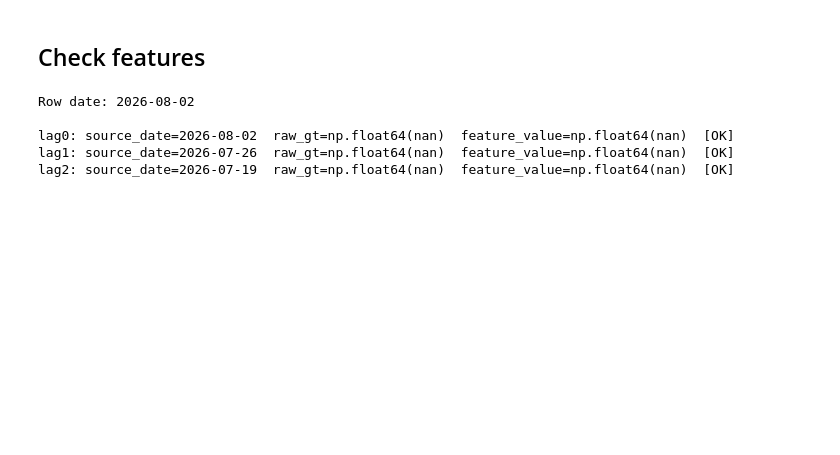
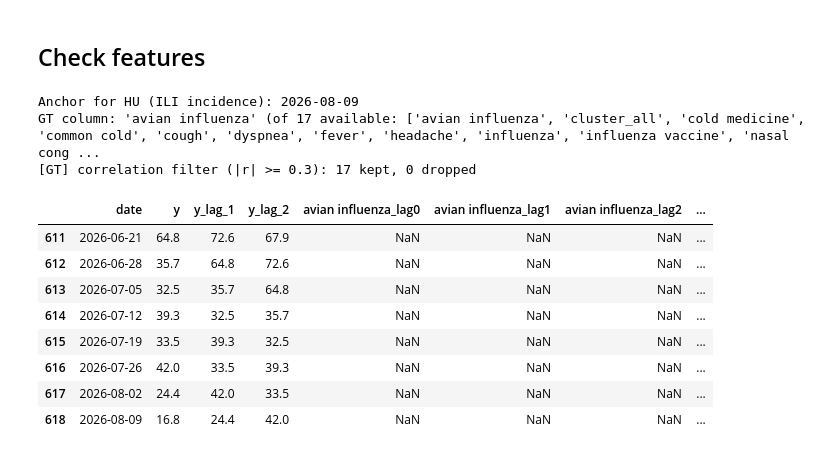
Before and after one commit to SahputraS/MIGHTE-respicast-jointGBM, a Jupyter notebook: Forecast_Prospective.ipynb, the cells around one changed output. Cells and saved outputs as stored; diff of their text form; code cells hidden in the pictures; blank space fills up the shorter version.

```diff
--- a/Forecast_Prospective.ipynb
+++ b/Forecast_Prospective.ipynb
@@ -324,54 +363,83 @@ plt.show()
 # %%
 from model_joint_twostage_eu import _load_target_panel, build_features
 
-CHECK_LOCATION = "BE"
+CHECK_LOCATION = "HU"
 GT_COL_TO_CHECK = None
 
 target_col_check = fp.parse_targets("ILI")[0]
 other_col_check = fp.parse_targets("ARI")[0]
 
 
 target_df_all = _load_target_panel(DATA_FILE, target_col_check, [CHECK_LOCATION])
 anchor = pd.to_datetime(target_df_all[target_df_all["y"].notna()]["date"].max())
 print(f"Anchor for {CHECK_LOCATION} ({target_col_check}): {anchor.date()}")
 
 target_df = _load_target_panel(DATA_FILE, target_col_check, [CHECK_LOCATION], cutoff_date=anchor, calendar_end_date=anchor)
 other_df = _load_target_panel(DATA_FILE, other_col_check, [CHECK_LOCATION], cutoff_date=anchor, calendar_end_date=anchor)
 
 gt_df = pd.read_csv(GOOGLE_TRENDS_FILE, parse_dates=["date"])
 gt_cols = [c for c in gt_df.columns if c not in ("location", "date")]
 if GT_COL_TO_CHECK is None:
     GT_COL_TO_CHECK = gt_cols[0]
 print(f"GT column: {GT_COL_TO_CHECK!r} (of {len(gt_cols)} available: {gt_cols})")
 
 feat = build_features(
     target_df, other_df,
     own_lags=[1, 2], donor_lags=[1],
     same_target_donors={}, other_target_donors={},
     donor_top_k=0, other_top_k=0,
-    gt_df=gt_df, include_gt_lead=INCLUDE_GT_LEAD,
+    gt_df=gt_df, include_gt_lead=INCLUDE_GT_LEAD, gt_min_corr=GT_MIN_CORR,
 )
 
 lag_cols = [f"{GT_COL_TO_CHECK}_lag{k}" for k in (0, 1, 2)]
 if INCLUDE_GT_LEAD:
     lag_cols.append(f"{GT_COL_TO_CHECK}_lag-1")
 feat[["date", "y", "y_lag_1", "y_lag_2"] + lag_cols].tail(8)
+# %% [output]
+Anchor for HU (ILI incidence): 2026-08-09
+GT column: 'avian influenza' (of 17 available: ['avian influenza', 'cluster_all', 'cold medicine', 'common cold', 'cough', 'dyspnea', 'fever', 'headache', 'influenza', 'influenza vaccine', 'nasal cong ...
+[GT] correlation filter (|r| >= 0.3): 17 kept, 0 dropped
+|  | date | y | y_lag_1 | y_lag_2 | avian influenza_lag0 | avian influenza_lag1 | avian influenza_lag2 | ... |
+| 611 | 2026-06-21 | 64.8 | 72.6 | 67.9 | NaN | NaN | NaN | ... |
+| 612 | 2026-06-28 | 35.7 | 64.8 | 72.6 | NaN | NaN | NaN | ... |
+| 613 | 2026-07-05 | 32.5 | 35.7 | 64.8 | NaN | NaN | NaN | ... |
+| 614 | 2026-07-12 | 39.3 | 32.5 | 35.7 | NaN | NaN | NaN | ... |
+| 615 | 2026-07-19 | 33.5 | 39.3 | 32.5 | NaN | NaN | NaN | ... |
+| 616 | 2026-07-26 | 42.0 | 33.5 | 39.3 | NaN | NaN | NaN | ... |
+| 617 | 2026-08-02 | 24.4 | 42.0 | 33.5 | NaN | NaN | NaN | ... |
+| 618 | 2026-08-09 | 16.8 | 24.4 | 42.0 | NaN | NaN | NaN | ... |
 # %%
-# Check for GT lag
+# Check for GT lag (and lead)
 gt_loc = gt_df[gt_df["location"] == CHECK_LOCATION].set_index("date")[GT_COL_TO_CHECK]
 last_date = feat["date"].iloc[-1]
 last_row = feat[feat["date"] == last_date].iloc[0]
 
-print(f"Row date: {last_date.date()}\n")
-for k in (0, 1, 2):
-    src_date = last_date - pd.Timedelta(weeks=k)
+merged_corr = gt_df[gt_df["location"] == CHECK_LOCATION][["date", GT_COL_TO_CHECK]].merge(
+    target_df_all[["date", "y"]], on="date"
+)
+corr = merged_corr[GT_COL_TO_CHECK].corr(merged_corr["y"])
+passes_filter = abs(corr) >= GT_MIN_CORR if pd.notna(corr) else False
+
+print(f"Row date: {last_date.date()}")
+print(f"{CHECK_LOCATION} / {GT_COL_TO_CHECK!r} corr with target = {corr:.3f} "
+      f"({'passes' if passes_filter else 'FAILS -- gt_min_corr will NaN this pair out below'} "
+      f"gt_min_corr={GT_MIN_CORR})\n")
+
+# lag0/1/2 look BACKWARD from the row's own date; lag-1 (the nowcast lead) looks
+# FORWARD one week -- GT_df is never anchor-truncated, so it can genuinely hold a
+# real value there even though `feat` itself has no row for that future date.
+checks = [(k, last_date - pd.Timedelta(weeks=k), f"lag{k}") for k in (0, 1, 2)]
+if INCLUDE_GT_LEAD:
+    checks.append((-1, last_date + pd.Timedelta(weeks=1), "lag-1"))
+
+for _, src_date, col_suffix in checks:
     raw_val = gt_loc.get(src_date, float("nan"))
-    feat_val = last_row[f"{GT_COL_TO_CHECK}_lag{k}"]
-    match = "OK" if pd.isna(raw_val) == pd.isna(feat_val) and (pd.isna(raw_val) or raw_val == feat_val) else "MISMATCH"
-    print(f"lag{k}: source_date={src_date.date()}  raw_gt={raw_val!r}  feature_value={feat_val!r}  [{match}]")
+    feat_val = last_row[f"{GT_COL_TO_CHECK}_{col_suffix}"]
+    same = (pd.isna(raw_val) == pd.isna(feat_val)) and (pd.isna(raw_val) or raw_val == feat_val)
+    if same:
+        match = "OK"
+    elif not passes_filter:
+        match = "MISMATCH (expected -- correlation filter excludes this pair)"
+    else:
+        match = "MISMATCH"
+    print(f"{col_suffix}: source_date={src_date.date()}  raw_gt={raw_val!r}  feature_value={feat_val!r}  [{match}]")
-# %% [output]
-Row date: 2026-08-02
-
-lag0: source_date=2026-08-02  raw_gt=np.float64(nan)  feature_value=np.float64(nan)  [OK]
-lag1: source_date=2026-07-26  raw_gt=np.float64(nan)  feature_value=np.float64(nan)  [OK]
-lag2: source_date=2026-07-19  raw_gt=np.float64(nan)  feature_value=np.float64(nan)  [OK]
```
Also changed, not shown: parts of 12 cells of this notebook, 23 other files.
